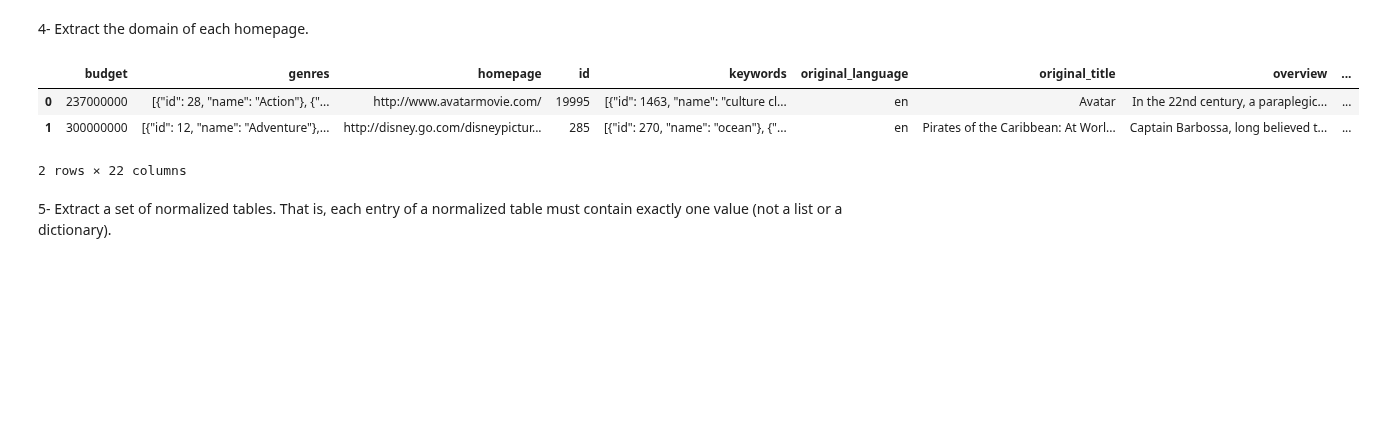
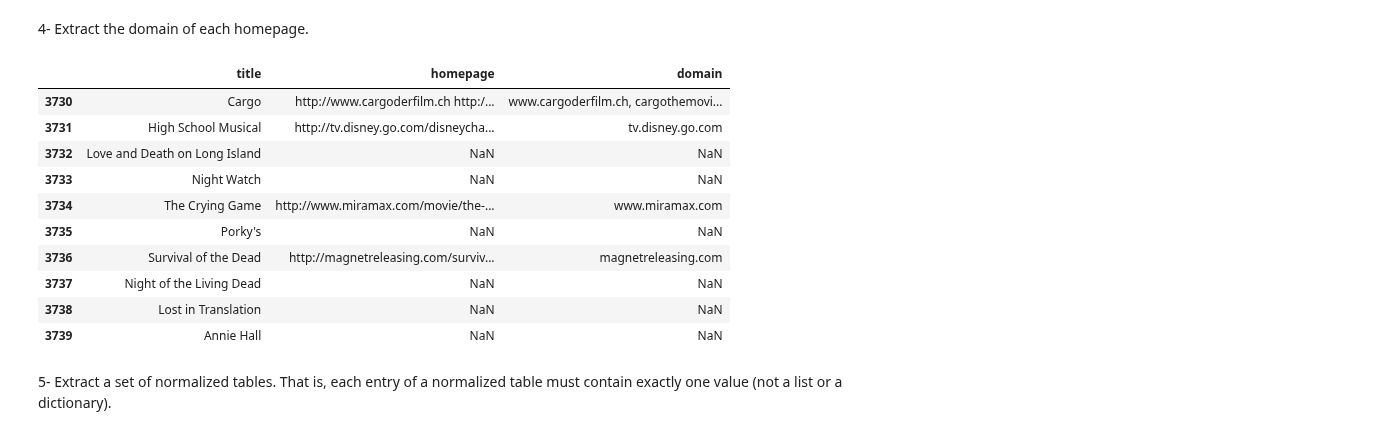
Before and after one commit to silviasantamaria/computerscience, a Jupyter notebook: NUOVO_PROJECT.ipynb, the cells around one changed output. Saved outputs shown, nothing was run; the diff lists cells and outputs as text; code cells hidden in the pictures; blank space fills up the shorter version.

```diff
--- a/NUOVO_PROJECT.ipynb
+++ b/NUOVO_PROJECT.ipynb
@@ -71,18 +65,29 @@ nohomepage[['id', 'years']].groupby('years').count().tail().rename(index=str, co
 4- Extract the domain of each homepage.
 # %%
 def extract_dom(url):
+    dom = []
     if (pd.isnull(url)):
         return(np.nan)
     else:
-        result=re.findall(r'[\w+.]+',url)
-        return (result[1])
+        homepage = url.split(' ')                     #per poter gestire i film con due siti
+        for i in range(len(homepage)):
+            result=re.findall(r'[\w\-+.]+',homepage[i])
+            dom.append(result[1])
+        return str(dom)[1:-1].replace("'", "")
 movies['domain']=movies['homepage'].apply(extract_dom)
-movies.head(2)
+movies[['title', 'homepage', 'domain']][3730:3740]
 # %% [output]
-|  | budget | genres | homepage | id | keywords | original_language | original_title | overview | ... |
-| 0 | 237000000 | [{"id": 28, "name": "Action"}, {"... | http://www.avatarmovie.com/ | 19995 | [{"id": 1463, "name": "culture cl... | en | Avatar | In the 22nd century, a paraplegic... | ... |
-| 1 | 300000000 | [{"id": 12, "name": "Adventure"},... | http://disney.go.com/disneypictur... | 285 | [{"id": 270, "name": "ocean"}, {"... | en | Pirates of the Caribbean: At Worl... | Captain Barbossa, long believed t... | ... |
+|  | title | homepage | domain |
+| 3730 | Cargo | http://www.cargoderfilm.ch http:/... | www.cargoderfilm.ch, cargothemovi... |
+| 3731 | High School Musical | http://tv.disney.go.com/disneycha... | tv.disney.go.com |
+| 3732 | Love and Death on Long Island | NaN | NaN |
+| 3733 | Night Watch | NaN | NaN |
+| 3734 | The Crying Game | http://www.miramax.com/movie/the-... | www.miramax.com |
+| 3735 | Porky's | NaN | NaN |
+| 3736 | Survival of the Dead | http://magnetreleasing.com/surviv... | magnetreleasing.com |
+| 3737 | Night of the Living Dead | NaN | NaN |
+| 3738 | Lost in Translation | NaN | NaN |
+| 3739 | Annie Hall | NaN | NaN |
-2 rows × 22 columns
 # %% [markdown]
 5- Extract a set of normalized tables. That is, each entry of a normalized table must contain exactly one value (not a list or a dictionary).
 # %% [markdown]
```
Also changed, not shown: parts of 6 cells of this notebook.
